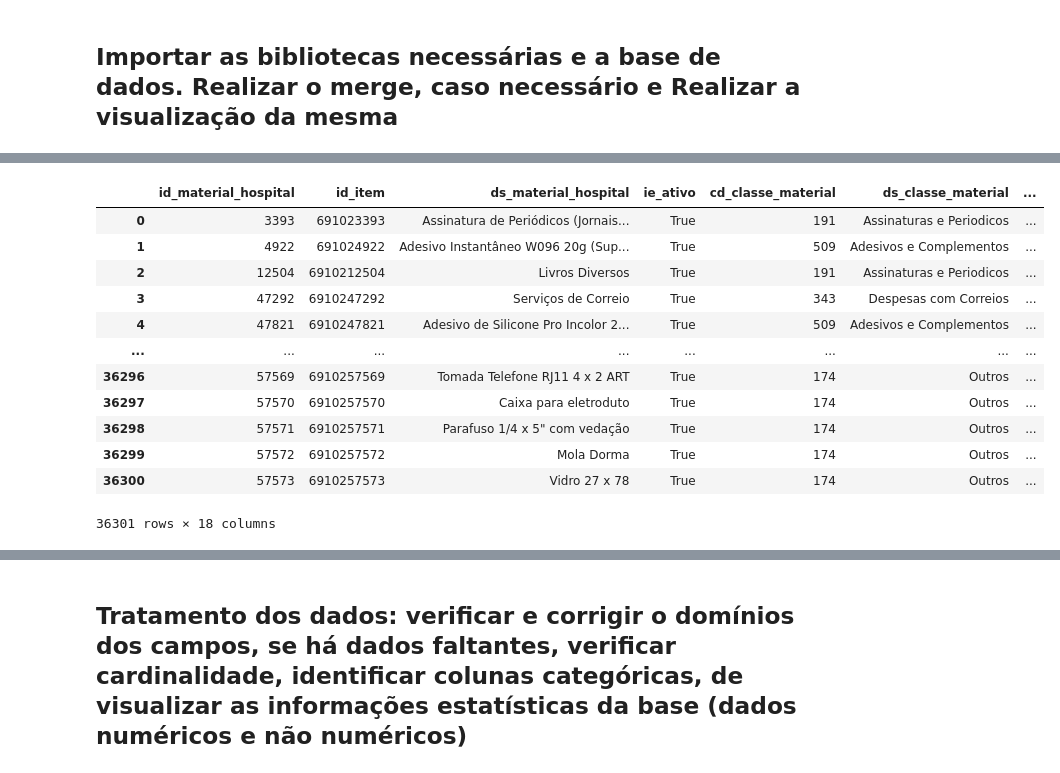
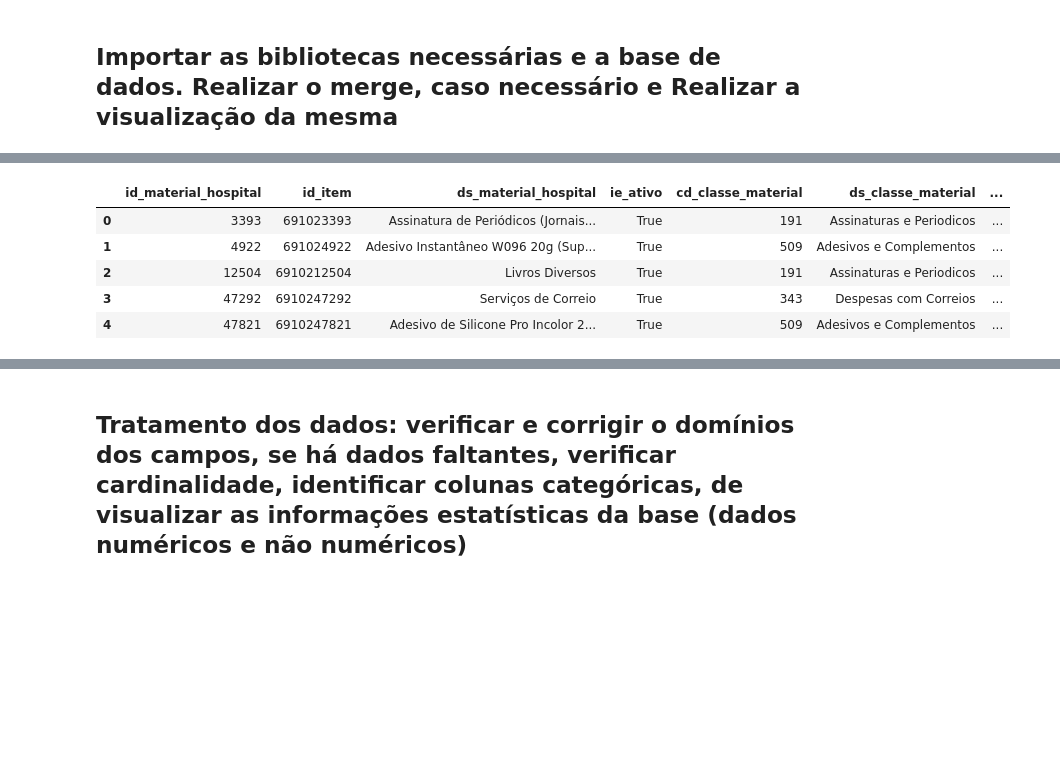
Before and after one commit to pedrofurmam/projeto-ciencia-de-dados, a Jupyter notebook: Projeto - Ciência de Dados Desafio.ipynb, the cells around one changed output, grey strips where cells are left out. Cells and saved outputs as stored; diff of their text form; code cells hidden in the pictures; blank space fills up the shorter version.

```diff
--- a/Projeto - Ciência de Dados Desafio.ipynb
+++ b/Projeto - Ciência de Dados Desafio.ipynb
@@ -85,7 +84,9 @@ movimentacoes = pd.read_csv('data/df_movimentacoes.csv')
 itens = pd.read_csv('data/df_itens.csv')
 # %%
 # Apresentando todas as colunas do DataFrame movimentações
-display(movimentacoes)
+#mostrar todas as colunas
+pd.set_option('display.max_columns', None)
+display(movimentacoes.head())
 # %% [output]
 |  | ds_centro_custo | cd_centro_custo | ds_estabelecimento | cd_material | cd_acao | nr_atendimento | ... |
 | 0 | Posto Carambeí | 9722 | Laboratorio Unimed Ponta Grossa | 49862 | 1 | NaN | ... |
@@ -103,17 +97,10 @@ display(movimentacoes)
 # %%
 # Apresentando todas as colunas do DataFrame itens
-display(itens)
+display(itens.head())
 # %% [output]
 |  | id_material_hospital | id_item | ds_material_hospital | ie_ativo | cd_classe_material | ds_classe_material | ... |
 | 0 | 3393 | 691023393 | Assinatura de Periódicos (Jornais... | True | 191 | Assinaturas e Periodicos | ... |
 | 1 | 4922 | 691024922 | Adesivo Instantâneo W096 20g (Sup... | True | 509 | Adesivos e Complementos | ... |
 | 2 | 12504 | 6910212504 | Livros Diversos | True | 191 | Assinaturas e Periodicos | ... |
 | 3 | 47292 | 6910247292 | Serviços de Correio | True | 343 | Despesas com Correios | ... |
 | 4 | 47821 | 6910247821 | Adesivo de Silicone Pro Incolor 2... | True | 509 | Adesivos e Complementos | ... |
-| ... | ... | ... | ... | ... | ... | ... | ... |
-| 36296 | 57569 | 6910257569 | Tomada Telefone RJ11 4 x 2 ART | True | 174 | Outros | ... |
-| 36297 | 57570 | 6910257570 | Caixa para eletroduto | True | 174 | Outros | ... |
-| 36298 | 57571 | 6910257571 | Parafuso 1/4 x 5" com vedação | True | 174 | Outros | ... |
-| 36299 | 57572 | 6910257572 | Mola Dorma | True | 174 | Outros | ... |
-| 36300 | 57573 | 6910257573 | Vidro 27 x 78 | True | 174 | Outros | ... |
-36301 rows × 18 columns
```
Also changed, not shown: parts of 47 cells of this notebook.
